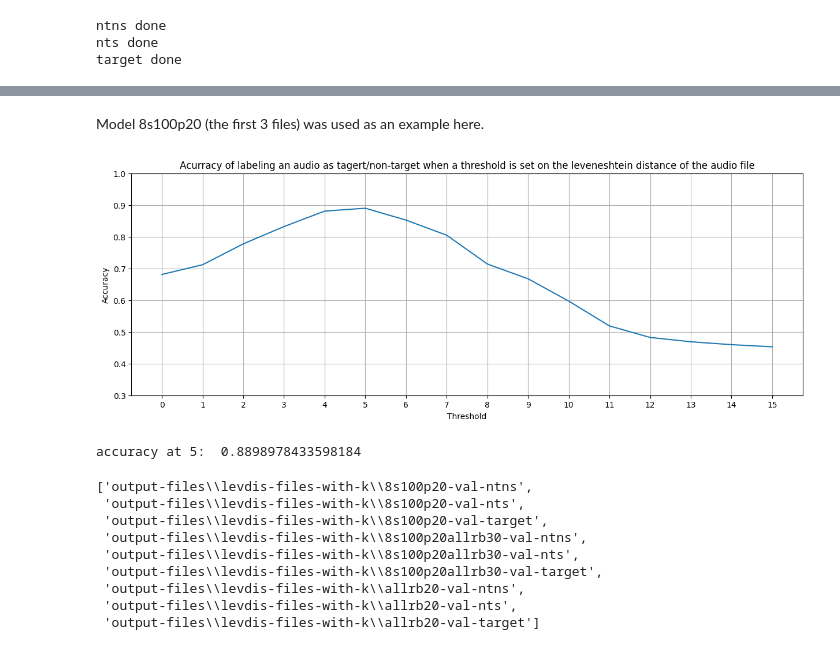
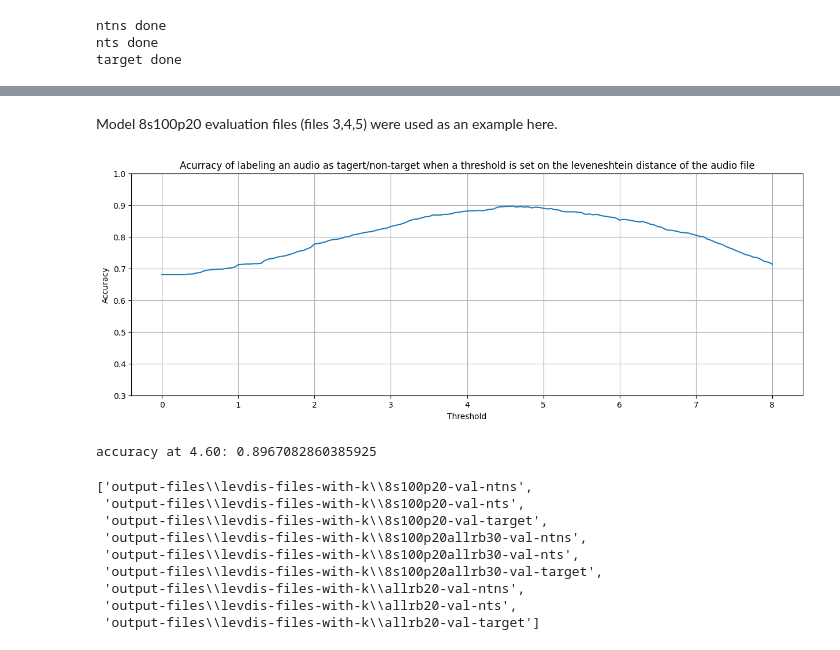
Before and after one commit to DorreenRostami/Bachelors-Project-Allosaurus, a Jupyter notebook: dist-perc.ipynb, the cells around one changed output, grey strips where cells are left out. Saved outputs shown, nothing was run; the diff lists cells and outputs as text; code cells hidden in the pictures.

```diff
--- a/dist-perc.ipynb
+++ b/dist-perc.ipynb
@@ -532,49 +519,50 @@ input_files
  'output-files\\levdis-files-with-k\\allrb20-val-nts',
  'output-files\\levdis-files-with-k\\allrb20-val-target']
 # %% [markdown]
-Model 8s100p20 (the first 3 files) was used as an example here.
+Model 8s100p20 evaluation files (files 3,4,5) were used as an example here.
 # %%
-spl_word = '.wav '
 total_file = 0
 acc = []
 val1 = []
 val2 = []
 val3 = []
-thresh_range = range(0,16)
-with open(input_files[0], encoding='utf-8') as file:
+thresh_range = np.arange(0, 8.05, 0.05)
+with open(input_files[3], encoding='utf-8') as file:
     for line in file:
         total_file += 1
         res = line.rstrip().split( )
         val1.append(float(res[1]))
-with open(input_files[1], encoding='utf-8') as file:
+with open(input_files[4], encoding='utf-8') as file:
     for line in file:
         total_file += 1
         res = line.rstrip().split()
         val2.append(float(res[1]))
-with open(input_files[2], encoding='utf-8') as file:
+with open(input_files[5], encoding='utf-8') as file:
     for line in file:
         total_file += 1
         res = line.rstrip().split()
         val3.append(float(res[1]))
 
 for thresh in thresh_range:
     correct = sum(i > thresh for i in val1) + sum(i > thresh for i in val2) + sum(i <= thresh for i in val3)
     acc.append(correct/total_file)
 
 plt.rcParams["figure.figsize"] = (15,5)
 plt.plot(thresh_range,acc)
-plt.xticks(thresh_range, thresh_range)
+plt.xticks(range(0, 9), range(0, 9))
 plt.xlabel('Threshold')
 plt.ylabel('Accuracy')
 plt.title('Acurracy of labeling an audio as tagert/non-target when a threshold is set on the leveneshtein distance of the audio file')
 plt.grid()
 plt.ylim([0.30, 1.0])
 plt.show()
 
-print("accuracy at 5: ", acc[5])
+an_array = np.array(acc)
+index = np.argmax(an_array)
+print("accuracy at {i:.2f}: {a}".format(i = index*0.05, a = acc[index]))
 # %% [output]
-[figure, old version]
+[figure, new version]
-accuracy at 5:  0.8898978433598184
+accuracy at 4.60: 0.8967082860385925
 # %%
 filenames = os.listdir('.\\output-files\\levdis-files-with-k')
 input_files = []
```
Also changed, not shown: parts of 2 cells of this notebook, 9 other files.
